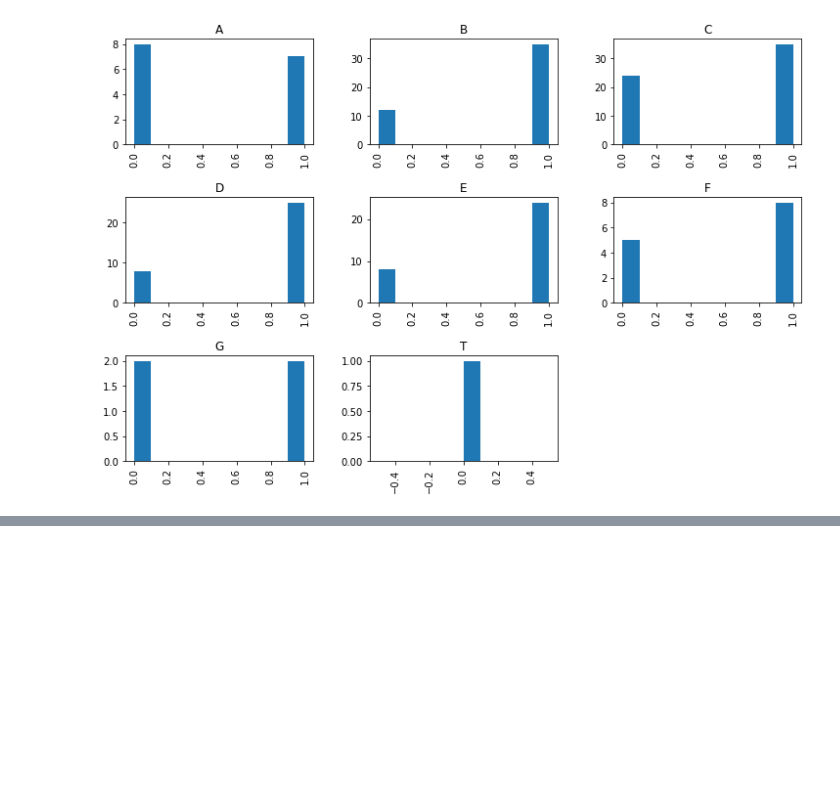
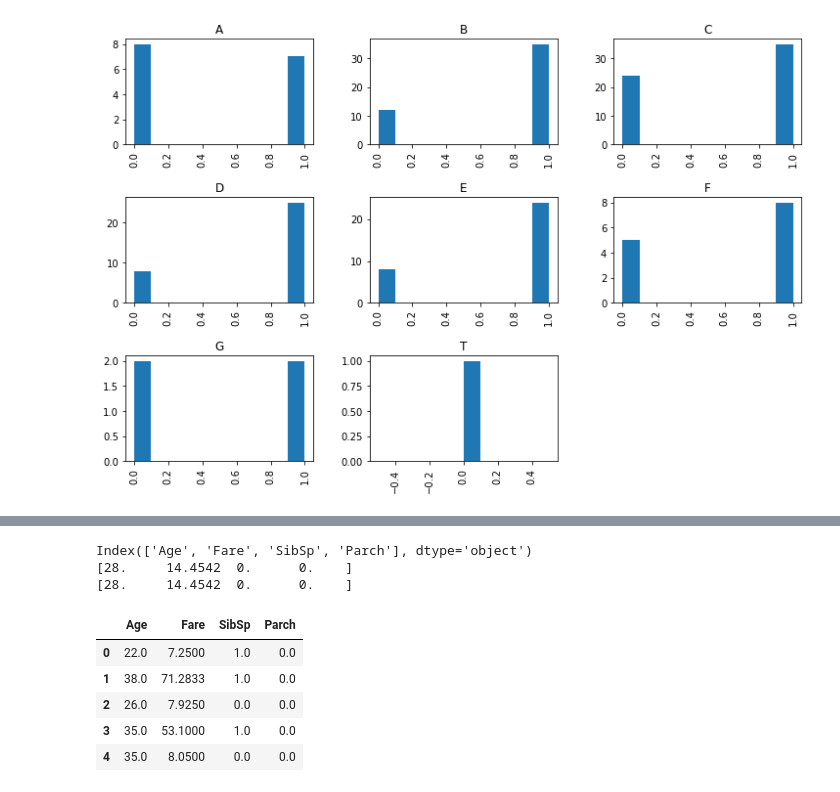
Before and after one commit to Shredder42/titanic, a Jupyter notebook: analysis.ipynb, the cells around one changed output, grey strips where cells are left out. Drawn from its saved outputs; the diff is of its cells as text; code cells hidden in the pictures; blank space fills up the shorter version.

```diff
--- a/analysis.ipynb
+++ b/analysis.ipynb
@@ -171,0 +199,22 @@ train_data['Survived'].hist(by=train_data['cabin_let'], figsize=(12,8));
+# %%
+# create imputer for missing data - filling in with median value
+imputer = SimpleImputer(strategy='median')
+imputer.fit(train_num)
+print(train_num.columns)
+print(imputer.statistics_)
+print(train_num.median().values)
+# %% [output]
+Index(['Age', 'Fare', 'SibSp', 'Parch'], dtype='object')
+[28.     14.4542  0.      0.    ]
+[28.     14.4542  0.      0.    ]
+# %%
+X = imputer.transform(train_num)
+num_tr = pd.DataFrame(X, columns=train_num.columns, index=train_num.index)
+num_tr.head()
+# %% [output]
+|  | Age | Fare | SibSp | Parch |
+| 0 | 22.0 | 7.2500 | 1.0 | 0.0 |
+| 1 | 38.0 | 71.2833 | 1.0 | 0.0 |
+| 2 | 26.0 | 7.9250 | 0.0 | 0.0 |
+| 3 | 35.0 | 53.1000 | 1.0 | 0.0 |
+| 4 | 35.0 | 8.0500 | 0.0 | 0.0 |
```
Also changed, not shown: parts of 7 cells of this notebook.
